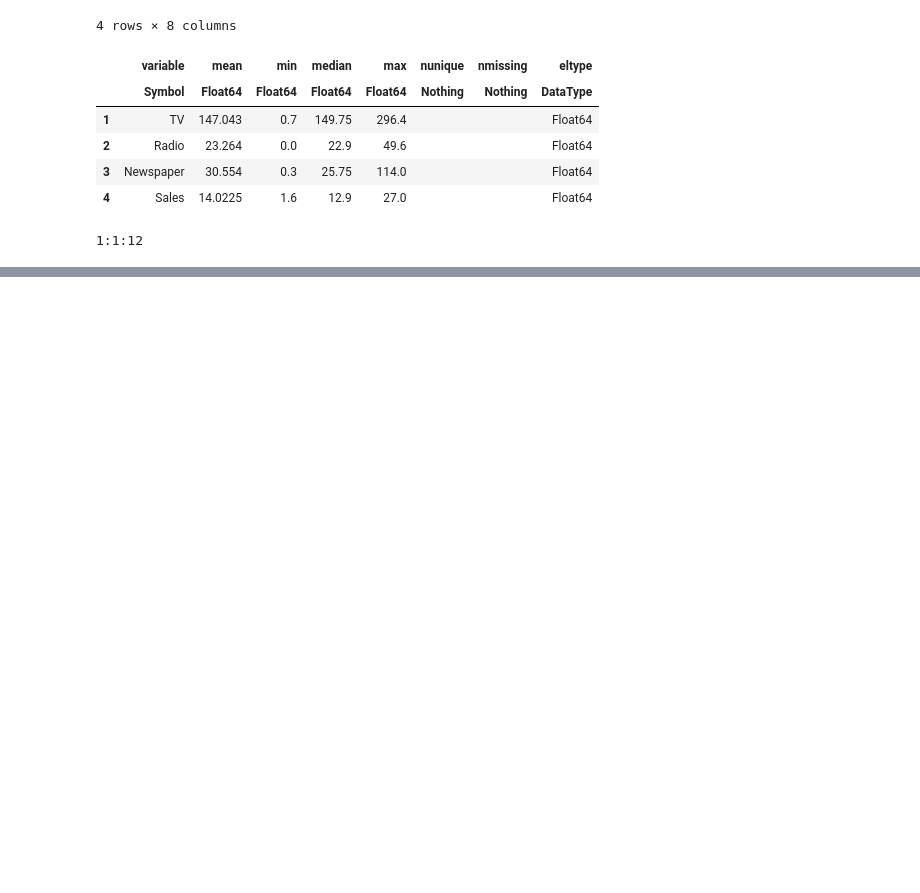
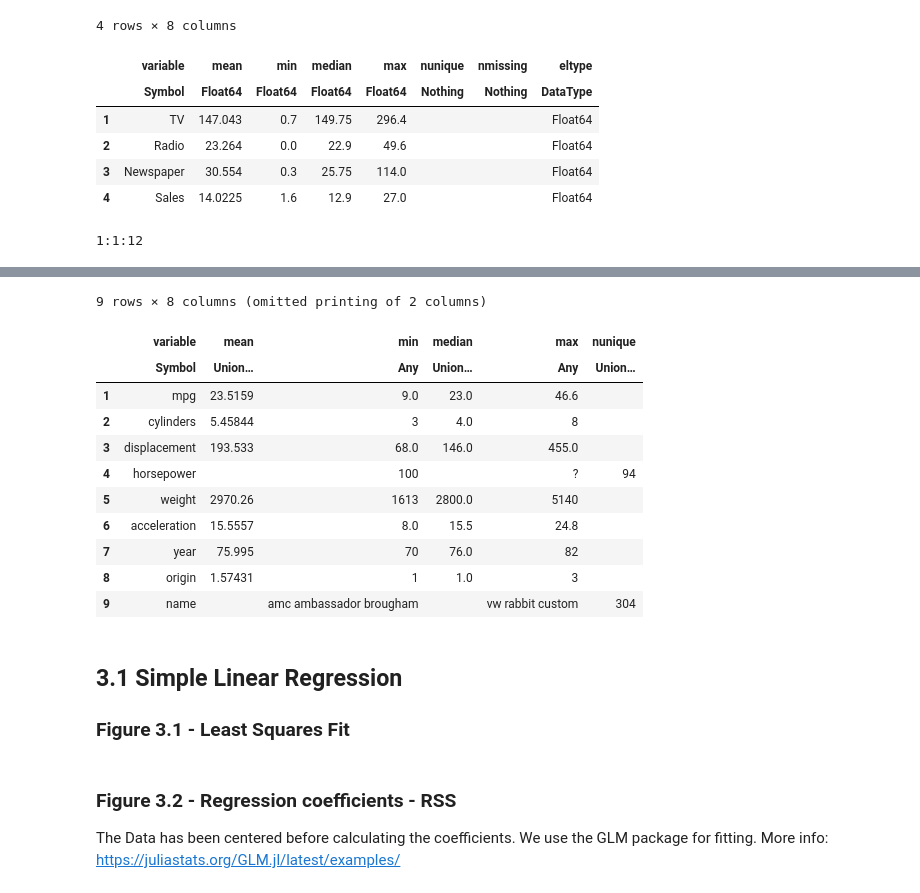
Before and after one commit to kanishka-006/ISLR-Julia, a Jupyter notebook: Notebooks/Chapter 3.ipynb, the cells around one changed output, grey strips where cells are left out. Drawn from its saved outputs; the diff is of its cells as text; code cells hidden in the pictures; blank space fills up the shorter version.

```diff
--- a/Notebooks/Chapter 3.ipynb
+++ b/Notebooks/Chapter 3.ipynb
@@ -20,0 +47,20 @@ print(range(1,step=1,stop=12))
+# %%
+auto = dropmissing(CSV.read("Data/Auto.csv", DataFrame))
+describe(auto)
+# %% [output]
+9 rows × 8 columns (omitted printing of 2 columns)
+|  | variable | mean | min | median | max | nunique |
+|  | Symbol | Union… | Any | Union… | Any | Union… |
+| 1 | mpg | 23.5159 | 9.0 | 23.0 | 46.6 |  |
+| 2 | cylinders | 5.45844 | 3 | 4.0 | 8 |  |
+| 3 | displacement | 193.533 | 68.0 | 146.0 | 455.0 |  |
+| 4 | horsepower |  | 100 |  | ? | 94 |
+| 5 | weight | 2970.26 | 1613 | 2800.0 | 5140 |  |
+| 6 | acceleration | 15.5557 | 8.0 | 15.5 | 24.8 |  |
+| 7 | year | 75.995 | 70 | 76.0 | 82 |  |
+| 8 | origin | 1.57431 | 1 | 1.0 | 3 |  |
+| 9 | name |  | amc ambassador brougham |  | vw rabbit custom | 304 |
+# %% [markdown]
+## 3.1 Simple Linear Regression
+
+### Figure 3.1 - Least Squares Fit
@@ -20,0 +71,5 @@ print(range(1,step=1,stop=12))
+# %% [markdown]
+### Figure 3.2 - Regression coefficients - RSS
+The Data has been centered before calculating the coefficients.
+We use the GLM package for fitting.
+More info: https://juliastats.org/GLM.jl/latest/examples/
```
Also changed, not shown: parts of 33 cells of this notebook.
